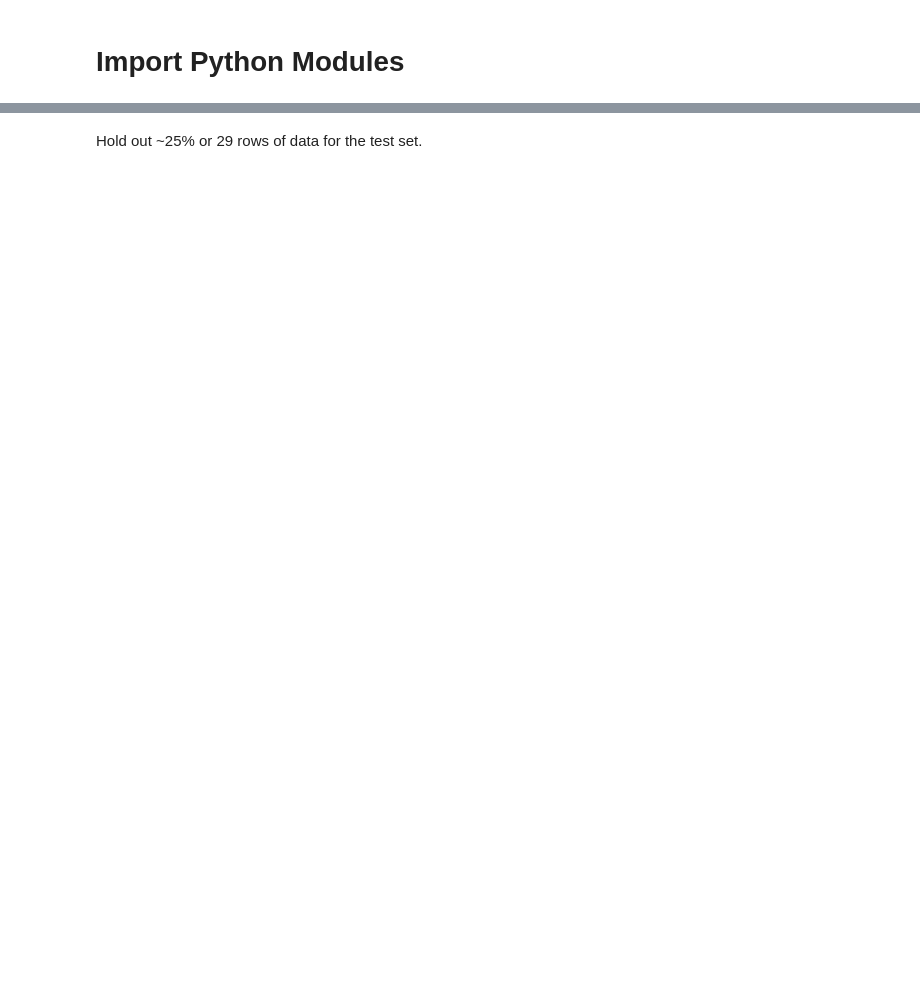
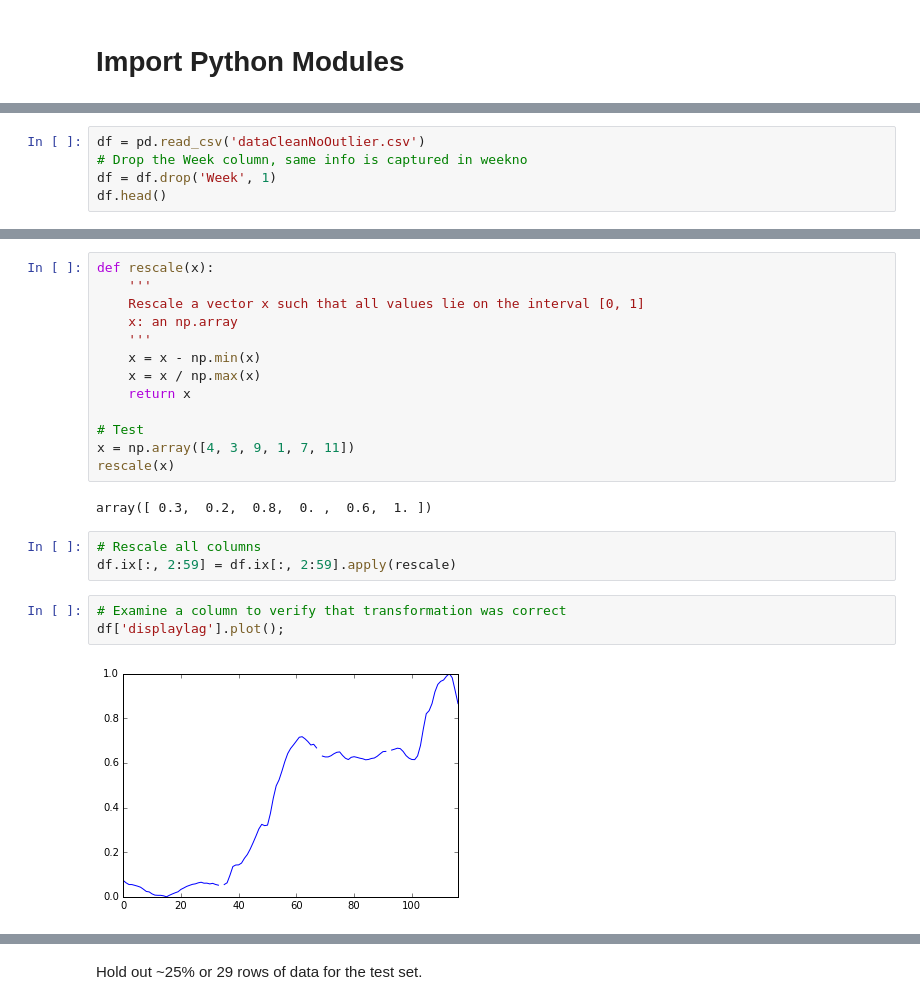
Before and after one commit to damiansp/nuggets, a Jupyter notebook: ML_nuggets.ipynb, the cells around one changed output, grey strips where cells are left out. Cells and saved outputs as stored; diff of their text form; blank space fills up the shorter version.

```diff
--- a/ML_nuggets.ipynb
+++ b/ML_nuggets.ipynb
@@ -40,0 +26,5 @@ Because we are looking at two data sets (with and without "outliers" removed), w
+# %%
+df = pd.read_csv('dataCleanNoOutlier.csv')
+# Drop the Week column, same info is captured in weekno
+df = df.drop('Week', 1)
+df.head()
@@ -40,0 +44,23 @@ Because we are looking at two data sets (with and without "outliers" removed), w
+# %%
+def rescale(x):
+    '''
+    Rescale a vector x such that all values lie on the interval [0, 1]
+    x: an np.array
+    '''
+    x = x - np.min(x)
+    x = x / np.max(x)
+    return x
+
+# Test
+x = np.array([4, 3, 9, 1, 7, 11])
+rescale(x)
+# %% [output]
+array([ 0.3,  0.2,  0.8,  0. ,  0.6,  1. ])
+# %%
+# Rescale all columns
+df.ix[:, 2:59] = df.ix[:, 2:59].apply(rescale)
+# %%
+# Examine a column to verify that transformation was correct
+df['displaylag'].plot();
+# %% [output]
+[figure, added]
```
Also changed, not shown: parts of 45 cells of this notebook.
